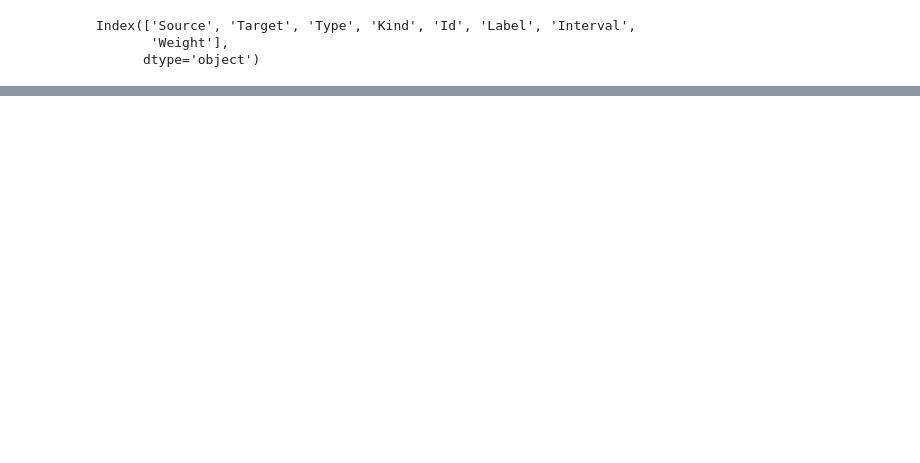
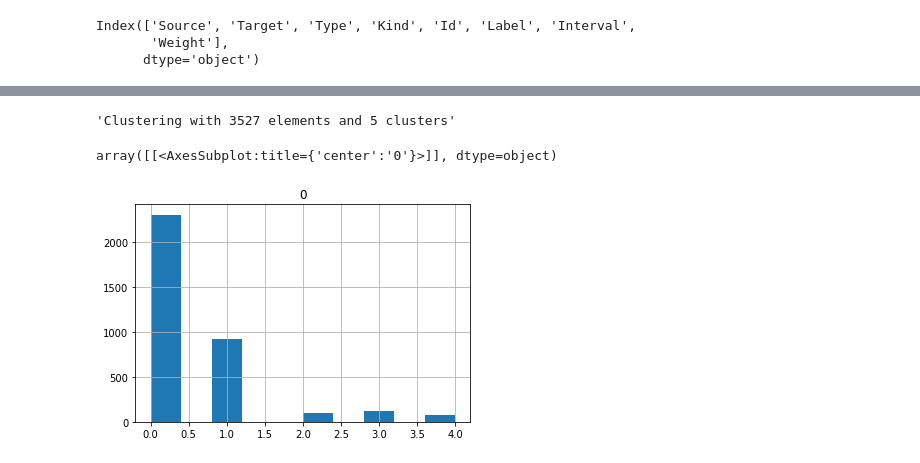
Before and after one commit to ES-git95/SMA-Project, a Jupyter notebook: graph.ipynb, the cells around one changed output, grey strips where cells are left out. Drawn from its saved outputs; the diff is of its cells as text; code cells hidden in the pictures; blank space fills up the shorter version.

```diff
--- a/graph.ipynb
+++ b/graph.ipynb
@@ -20,0 +65,2 @@ clustered=dendogram.as_clustering()
+# %%
+largest_component = list(max(component_subgraph_list,key=len))
@@ -20,0 +87,4 @@ clustered=dendogram.as_clustering()
+# %%
+new_edges=edges[(edges['Source'].isin(largest_component)) & (edges['Target'].isin(largest_component))]
+# %%
+new_g=Graph.DataFrame(edges=new_edges[['Source','Target']],directed=True)
@@ -20,0 +95,6 @@ clustered=dendogram.as_clustering()
+# %%
+eigen=new_g.community_leading_eigenvector(5)
+# %%
+eigen.summary()
+# %% [output]
+'Clustering with 3527 elements and 5 clusters'
@@ -20,0 +105,5 @@ clustered=dendogram.as_clustering()
+# %%
+pd.DataFrame(eigen._membership).hist()
+# %% [output]
+array([[<AxesSubplot:title={'center':'0'}>]], dtype=object)
+[figure, added]
```
Also changed, not shown: parts of 26 cells of this notebook, 9 other files.
